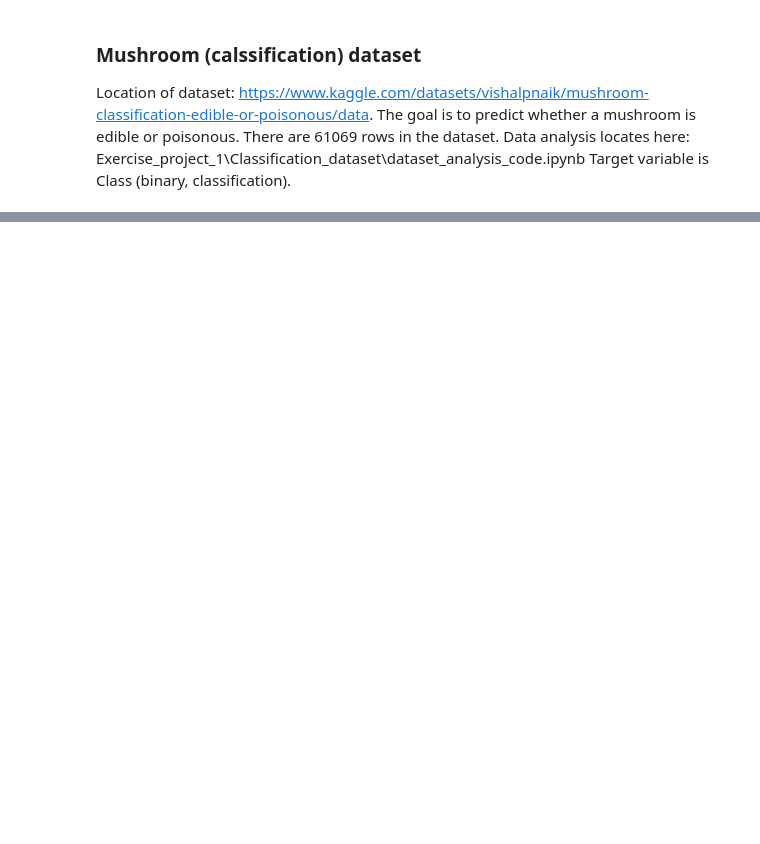
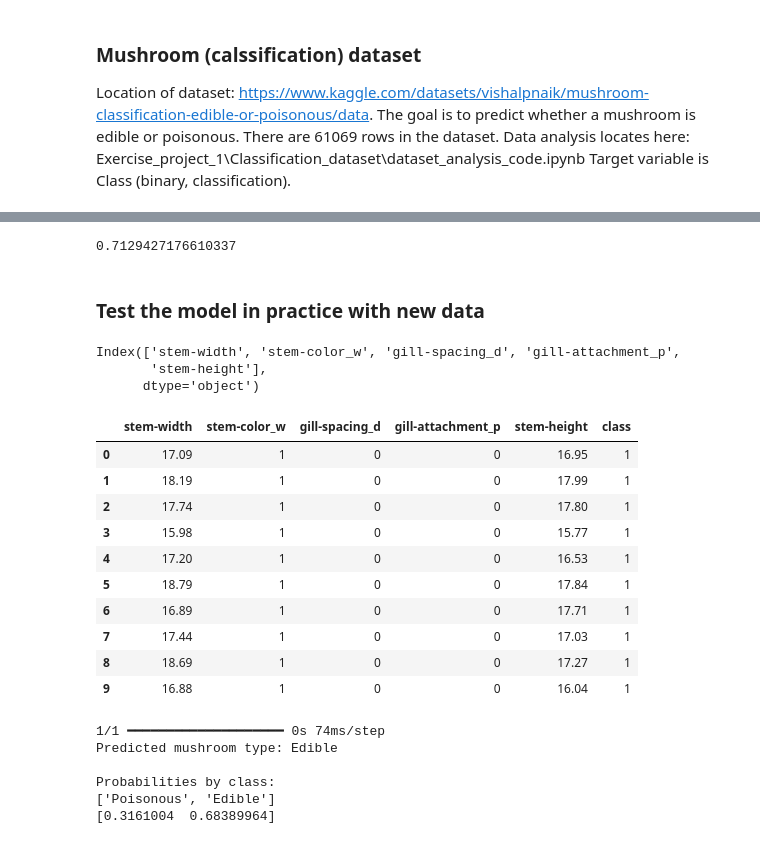
Before and after one commit to RovSveta/DeepLearning2025, a Jupyter notebook: Exercise_project_2/ANN _classification_2.ipynb, the cells around one changed output, grey strips where cells are left out. Cells and saved outputs as stored; diff of their text form; code cells hidden in the pictures; blank space fills up the shorter version.

```diff
--- a/Exercise_project_2/ANN _classification_2.ipynb
+++ b/Exercise_project_2/ANN _classification_2.ipynb
@@ -419,0 +27,5 @@ KeyError: "['class'] not found in axis"
+# %%
+# load the data
+df = pd.read_csv('mushroom_reduced.csv')
+
+df.head()
@@ -419,0 +199,75 @@ KeyError: "['class'] not found in axis"
+# %%
+# The AUC score is a super sensitive metric
+# you often get low scores, even 0.5
+
+# in binary classification, AUC values are often interpreted as follows:
+# A binary classifier is useful only when it achieves ROC-AUC score greater than 0.5 and as near to 1 as possible.
+# If a classifier yields a score less than 0.5, it simply means that the model is performing worse
+# than a random classifier, and therefore is useless.
+
+# In multi category classification , AUC values are often interpreted as follows:
+# 0.5-0.6 (failed)
+# 0.6-0.7 (worthless)
+# 0.7-0.8 (poor)
+# 0.8-0.9 (good)
+# > 0.9 (excellent)
+
+# get ROC-AUC -score
+roc_auc_score(y_test_decoded, test_predictions)
+# %% [output]
+0.7129427176610337
+# %% [markdown]
+### Test the model in practice with new data
+# %%
+X.columns
+# %% [output]
+Index(['stem-width', 'stem-color_w', 'gill-spacing_d', 'gill-attachment_p',
+       'stem-height'],
+      dtype='object')
+# %%
+df.head(10)
+# %% [output]
+|  | stem-width | stem-color_w | gill-spacing_d | gill-attachment_p | stem-height | class |
+| 0 | 17.09 | 1 | 0 | 0 | 16.95 | 1 |
+| 1 | 18.19 | 1 | 0 | 0 | 17.99 | 1 |
+| 2 | 17.74 | 1 | 0 | 0 | 17.80 | 1 |
+| 3 | 15.98 | 1 | 0 | 0 | 15.77 | 1 |
+| 4 | 17.20 | 1 | 0 | 0 | 16.53 | 1 |
+| 5 | 18.79 | 1 | 0 | 0 | 17.84 | 1 |
+| 6 | 16.89 | 1 | 0 | 0 | 17.71 | 1 |
+| 7 | 17.44 | 1 | 0 | 0 | 17.03 | 1 |
+| 8 | 18.69 | 1 | 0 | 0 | 17.27 | 1 |
+| 9 | 16.88 | 1 | 0 | 0 | 16.04 | 1 |
+# %%
+# let's try with some new imaginary data
+# modify this as needed regarding your own dataset
+tester_row = {
+    'stem-width': 18.19,
+    'stem-color_w': 1,
+    'gill-spacing_d': 0,
+    'gill-attachment_p': 0,
+    'stem-height': 17.99
+}
+
+# convert to pandas-format
+tester_row = pd.DataFrame([tester_row])
+result = model.predict(tester_row)[0]
+result_text = categories[np.argmax(result)]
+
+# switch to decimal representation
+np.set_printoptions(precision=9, suppress=True)
+
+# Prediction output
+# 0 - Poisonous, 1 - Edible
+print(f"Predicted mushroom type: {result_text}")
+print()
+print("Probabilities by class:")
+print(categories)
+print(result)
+# %% [output]
+1/1 ━━━━━━━━━━━━━━━━━━━━ 0s 74ms/step
+Predicted mushroom type: Edible
+
+Probabilities by class:
+['Poisonous', 'Edible']
+[0.3161004  0.68389964]
```
Also changed, not shown: parts of 42 cells of this notebook, 1 other file.
